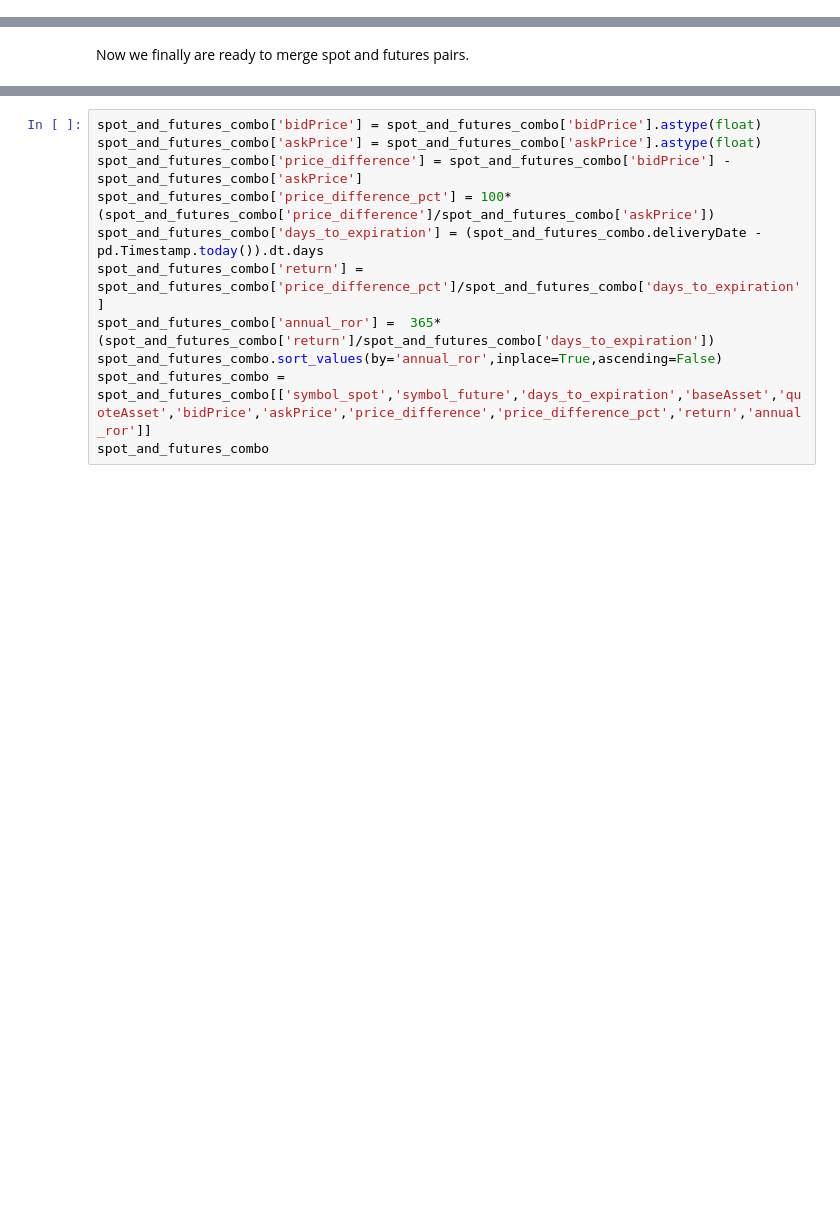
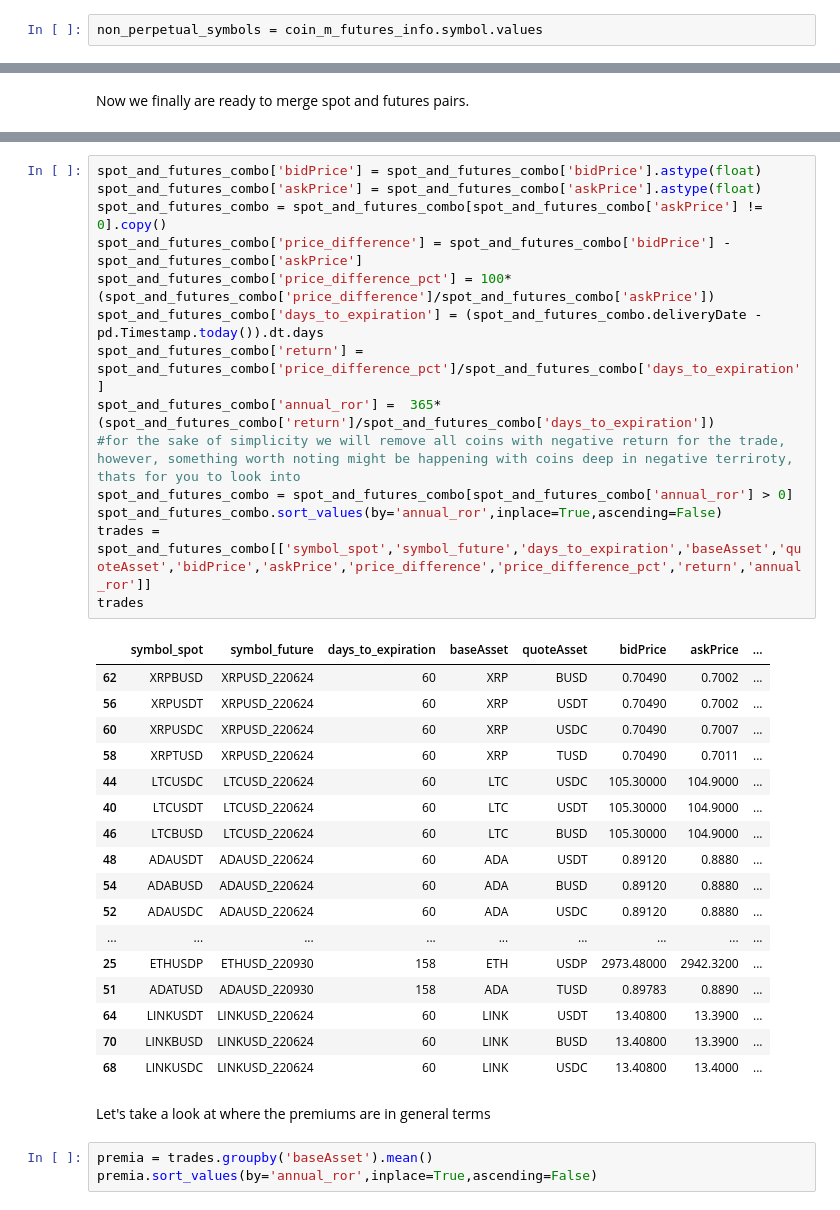
Before and after one commit to numberjuani/crypto_cash_carry, a Jupyter notebook: Cash_and_Carry_Trade.ipynb, the cells around one changed output, grey strips where cells are left out. Saved outputs shown, nothing was run; the diff lists cells and outputs as text; blank space fills up the shorter version.

```diff
--- a/Cash_and_Carry_Trade.ipynb
+++ b/Cash_and_Carry_Trade.ipynb
@@ -25,5 +43,7 @@ coin_m_futures_info
 # %% [markdown]
 Now we obtain prices for all the futures, and filter by the contracts that do expire, which we obtained in the previous step.
+# %%
+non_perpetual_symbols = coin_m_futures_info.symbol.values
 # %%
 coin_m_futures_pricing = pd.DataFrame(futures_client.book_ticker())
 non_perpetual = coin_m_futures_pricing[coin_m_futures_pricing.symbol.isin(non_perpetual_symbols)]
@@ -64,11 +189,37 @@ spot_and_futures_combo
 # %%
 spot_and_futures_combo['bidPrice'] = spot_and_futures_combo['bidPrice'].astype(float)
 spot_and_futures_combo['askPrice'] = spot_and_futures_combo['askPrice'].astype(float)
+spot_and_futures_combo = spot_and_futures_combo[spot_and_futures_combo['askPrice'] != 0].copy()
 spot_and_futures_combo['price_difference'] = spot_and_futures_combo['bidPrice'] - spot_and_futures_combo['askPrice']
 spot_and_futures_combo['price_difference_pct'] = 100*(spot_and_futures_combo['price_difference']/spot_and_futures_combo['askPrice'])
 spot_and_futures_combo['days_to_expiration'] = (spot_and_futures_combo.deliveryDate - pd.Timestamp.today()).dt.days
 spot_and_futures_combo['return'] = spot_and_futures_combo['price_difference_pct']/spot_and_futures_combo['days_to_expiration']
 spot_and_futures_combo['annual_ror'] =  365*(spot_and_futures_combo['return']/spot_and_futures_combo['days_to_expiration'])
+#for the sake of simplicity we will remove all coins with negative return for the trade, however, something worth noting might be happening with coins deep in negative terriroty, thats for you to look into
+spot_and_futures_combo = spot_and_futures_combo[spot_and_futures_combo['annual_ror'] > 0]
 spot_and_futures_combo.sort_values(by='annual_ror',inplace=True,ascending=False)
-spot_and_futures_combo = spot_and_futures_combo[['symbol_spot','symbol_future','days_to_expiration','baseAsset','quoteAsset','bidPrice','askPrice','price_difference','price_difference_pct','return','annual_ror']]
-spot_and_futures_combo
+trades = spot_and_futures_combo[['symbol_spot','symbol_future','days_to_expiration','baseAsset','quoteAsset','bidPrice','askPrice','price_difference','price_difference_pct','return','annual_ror']]
+trades
+# %% [output]
+|  | symbol_spot | symbol_future | days_to_expiration | baseAsset | quoteAsset | bidPrice | askPrice | ... |
+| 62 | XRPBUSD | XRPUSD_220624 | 60 | XRP | BUSD | 0.70490 | 0.7002 | ... |
+| 56 | XRPUSDT | XRPUSD_220624 | 60 | XRP | USDT | 0.70490 | 0.7002 | ... |
+| 60 | XRPUSDC | XRPUSD_220624 | 60 | XRP | USDC | 0.70490 | 0.7007 | ... |
+| 58 | XRPTUSD | XRPUSD_220624 | 60 | XRP | TUSD | 0.70490 | 0.7011 | ... |
+| 44 | LTCUSDC | LTCUSD_220624 | 60 | LTC | USDC | 105.30000 | 104.9000 | ... |
+| 40 | LTCUSDT | LTCUSD_220624 | 60 | LTC | USDT | 105.30000 | 104.9000 | ... |
+| 46 | LTCBUSD | LTCUSD_220624 | 60 | LTC | BUSD | 105.30000 | 104.9000 | ... |
+| 48 | ADAUSDT | ADAUSD_220624 | 60 | ADA | USDT | 0.89120 | 0.8880 | ... |
+| 54 | ADABUSD | ADAUSD_220624 | 60 | ADA | BUSD | 0.89120 | 0.8880 | ... |
+| 52 | ADAUSDC | ADAUSD_220624 | 60 | ADA | USDC | 0.89120 | 0.8880 | ... |
+| ... | ... | ... | ... | ... | ... | ... | ... | ... |
+| 25 | ETHUSDP | ETHUSD_220930 | 158 | ETH | USDP | 2973.48000 | 2942.3200 | ... |
+| 51 | ADATUSD | ADAUSD_220930 | 158 | ADA | TUSD | 0.89783 | 0.8890 | ... |
+| 64 | LINKUSDT | LINKUSD_220624 | 60 | LINK | USDT | 13.40800 | 13.3900 | ... |
+| 70 | LINKBUSD | LINKUSD_220624 | 60 | LINK | BUSD | 13.40800 | 13.3900 | ... |
+| 68 | LINKUSDC | LINKUSD_220624 | 60 | LINK | USDC | 13.40800 | 13.4000 | ... |
+# %% [markdown]
+Let's take a look at where the premiums are in general terms
+# %%
+premia = trades.groupby('baseAsset').mean()
+premia.sort_values(by='annual_ror',inplace=True,ascending=False)
```
Also changed, not shown: parts of 9 cells of this notebook.
